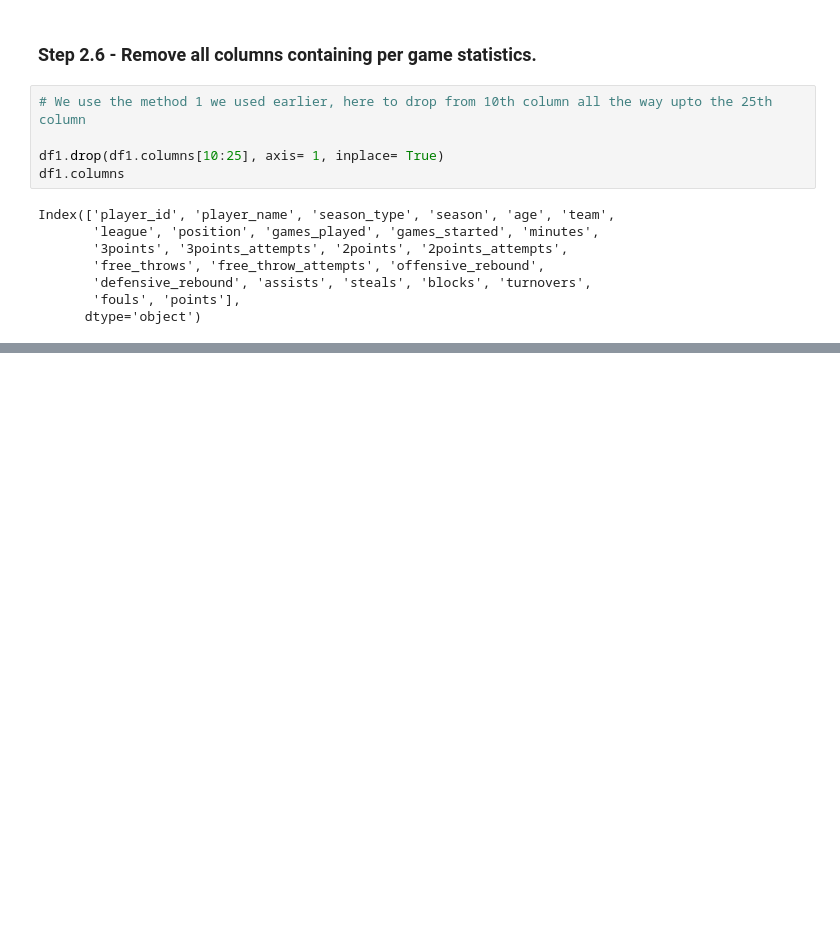
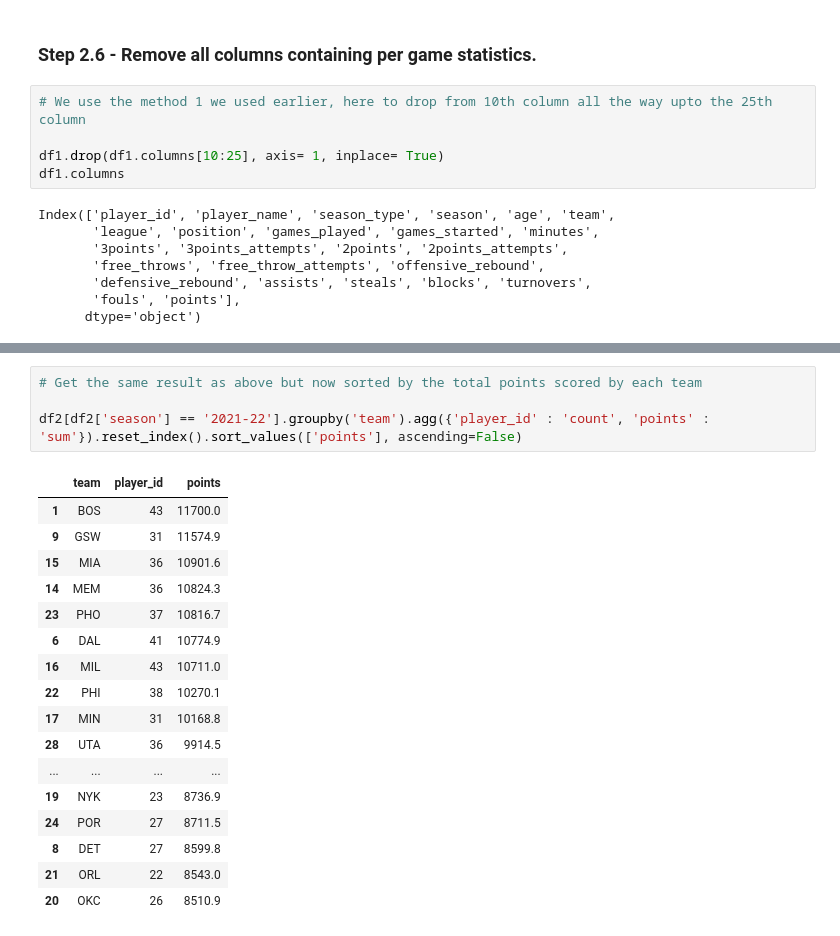
Before and after one commit to GoAshim/EDA, a Jupyter notebook: EDA_1_NBA_Player_Stats_for_Entire_Career.ipynb, the cells around one changed output, grey strips where cells are left out. Drawn from its saved outputs; the diff is of its cells as text; blank space fills up the shorter version.

```diff
--- a/EDA_1_NBA_Player_Stats_for_Entire_Career.ipynb
+++ b/EDA_1_NBA_Player_Stats_for_Entire_Career.ipynb
@@ -192,0 +293,22 @@ df1.head()
+# %%
+# Get the same result as above but now sorted by the total points scored by each team
+
+df2[df2['season'] == '2021-22'].groupby('team').agg({'player_id' : 'count', 'points' : 'sum'}).reset_index().sort_values(['points'], ascending=False)
+# %% [output]
+|  | team | player_id | points |
+| 1 | BOS | 43 | 11700.0 |
+| 9 | GSW | 31 | 11574.9 |
+| 15 | MIA | 36 | 10901.6 |
+| 14 | MEM | 36 | 10824.3 |
+| 23 | PHO | 37 | 10816.7 |
+| 6 | DAL | 41 | 10774.9 |
+| 16 | MIL | 43 | 10711.0 |
+| 22 | PHI | 38 | 10270.1 |
+| 17 | MIN | 31 | 10168.8 |
+| 28 | UTA | 36 | 9914.5 |
+| ... | ... | ... | ... |
+| 19 | NYK | 23 | 8736.9 |
+| 24 | POR | 27 | 8711.5 |
+| 8 | DET | 27 | 8599.8 |
+| 21 | ORL | 22 | 8543.0 |
+| 20 | OKC | 26 | 8510.9 |
```
Also changed, not shown: parts of 18 cells of this notebook.
